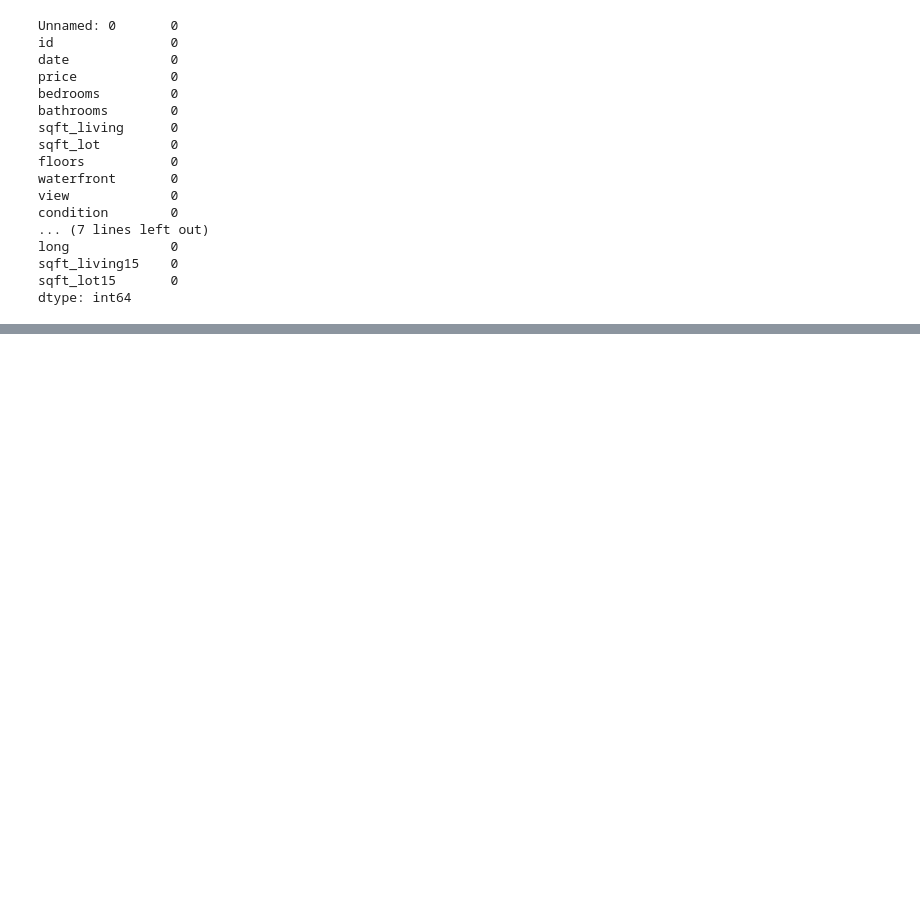
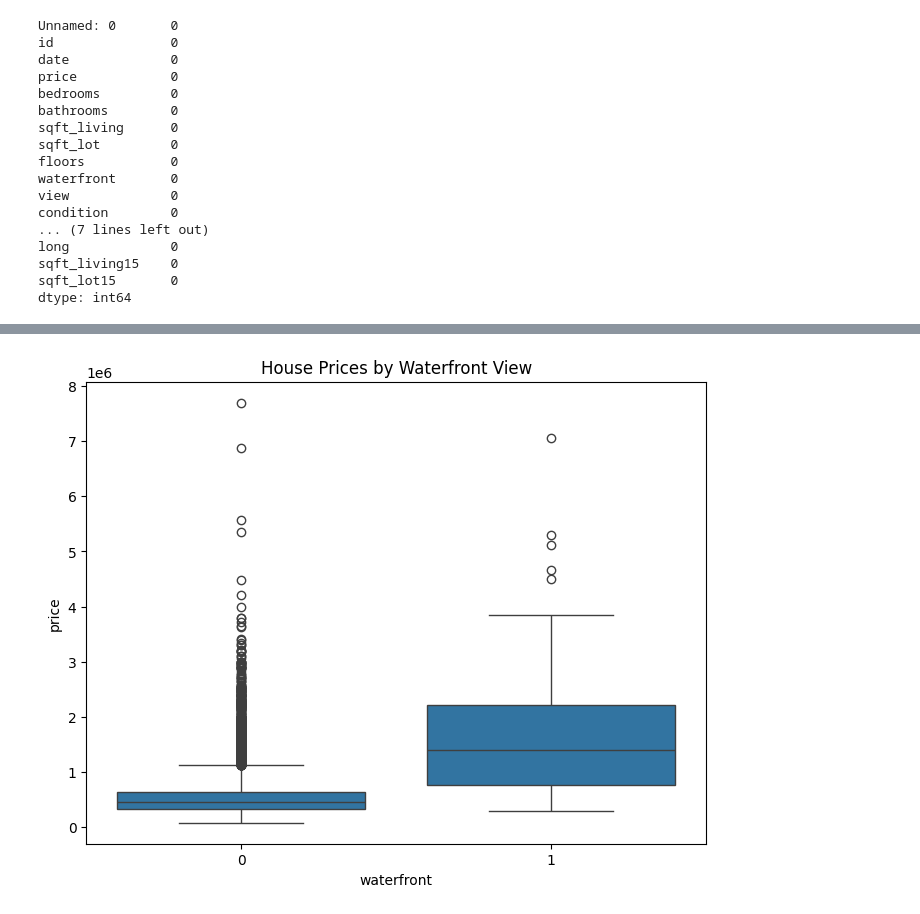
Before and after one commit to Nitishvox/house-price-analysis-usa, a Jupyter notebook: Notebook1.ipynb, the cells around one changed output, grey strips where cells are left out. Cells and saved outputs as stored; diff of their text form; code cells hidden in the pictures; blank space fills up the shorter version.

```diff
--- a/Notebook1.ipynb
+++ b/Notebook1.ipynb
@@ -104,0 +136,6 @@ TypeError: 'Series' object is not callable
+# %%
+# Drop 'id' and 'Unnamed: 0' columns from the DataFrame
+df.drop(['id', 'Unnamed: 0'], axis=1, inplace=True)
+
+# Display statistical summary of the dataset
+df.describe()
@@ -104,0 +167,17 @@ TypeError: 'Series' object is not callable
+# %%
+import seaborn as sns
+import matplotlib.pyplot as plt
+
+# Set the plot size for better visibility
+plt.figure(figsize=(8, 6))
+
+# Create the boxplot
+sns.boxplot(x='waterfront', y='price', data=df)
+
+# Add a title for clarity
+plt.title('House Prices by Waterfront View')
+
+# Display the plot
+plt.show()
+# %% [output]
+[figure, added]
```
Also changed, not shown: parts of 14 cells of this notebook.
